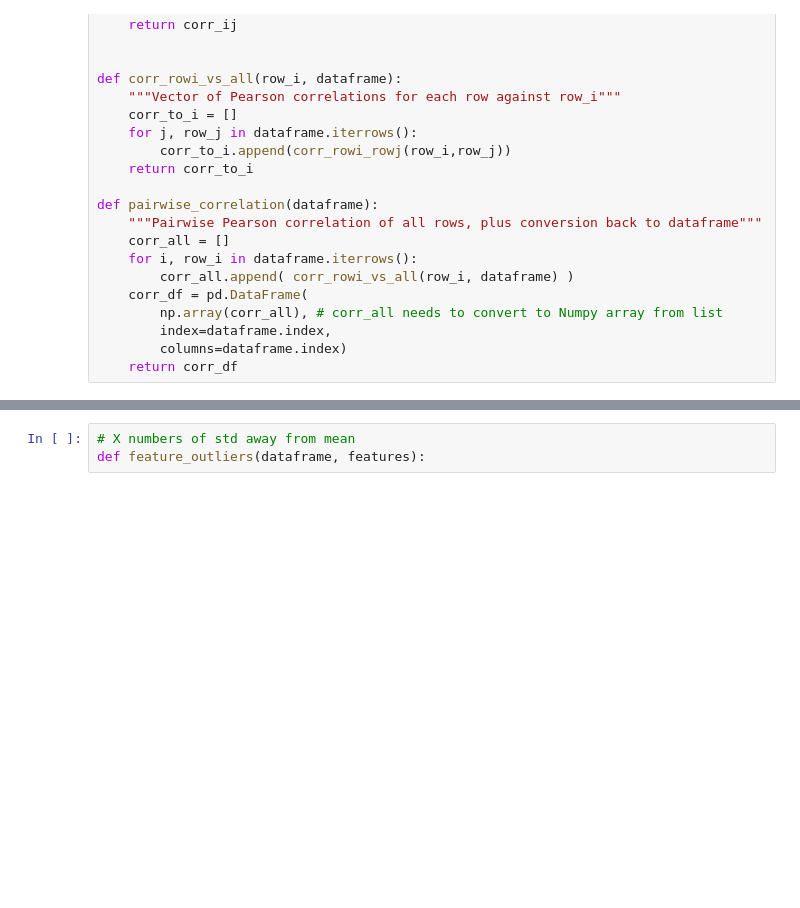
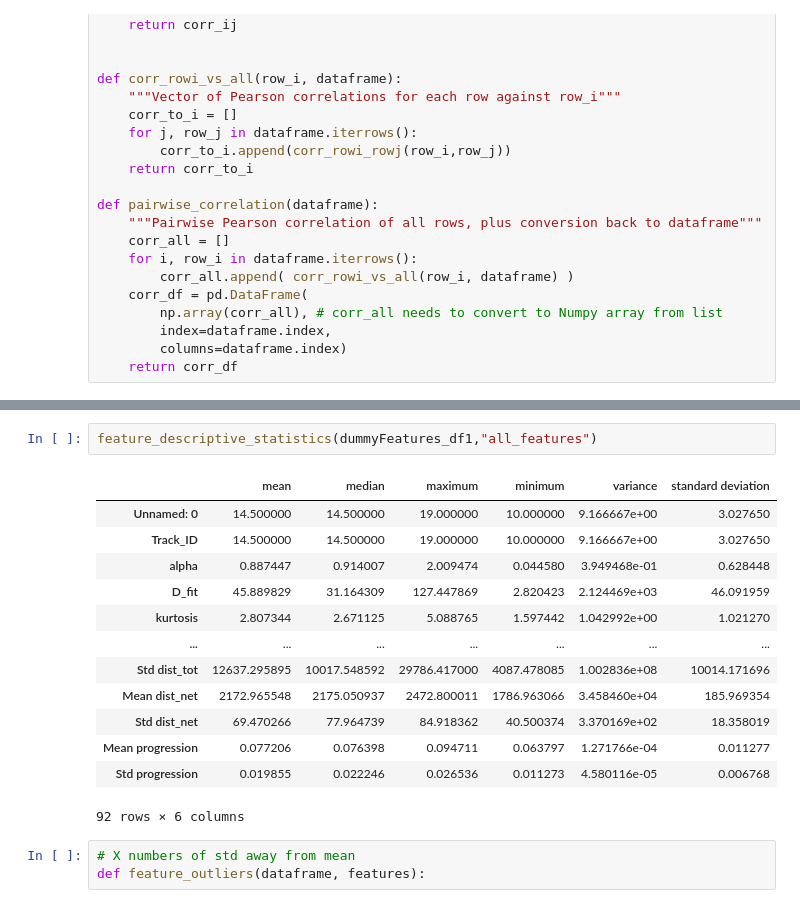
Before and after one commit to MPT-project-W24/mpt-statistical-testing, a Jupyter notebook: Workspaces/garrett_stats.ipynb, the cells around one changed output, grey strips where cells are left out. Saved outputs shown, nothing was run; the diff lists cells and outputs as text; blank space fills up the shorter version.

```diff
--- a/Workspaces/garrett_stats.ipynb
+++ b/Workspaces/garrett_stats.ipynb
@@ -95,3 +150,19 @@ def feature_descriptive_statistics(dataframe, features):
+# %%
+feature_descriptive_statistics(dummyFeatures_df1,"all_features")
+# %% [output]
+|  | mean | median | maximum | minimum | variance | standard deviation |
+| Unnamed: 0 | 14.500000 | 14.500000 | 19.000000 | 10.000000 | 9.166667e+00 | 3.027650 |
+| Track_ID | 14.500000 | 14.500000 | 19.000000 | 10.000000 | 9.166667e+00 | 3.027650 |
+| alpha | 0.887447 | 0.914007 | 2.009474 | 0.044580 | 3.949468e-01 | 0.628448 |
+| D_fit | 45.889829 | 31.164309 | 127.447869 | 2.820423 | 2.124469e+03 | 46.091959 |
+| kurtosis | 2.807344 | 2.671125 | 5.088765 | 1.597442 | 1.042992e+00 | 1.021270 |
+| ... | ... | ... | ... | ... | ... | ... |
+| Std dist_tot | 12637.295895 | 10017.548592 | 29786.417000 | 4087.478085 | 1.002836e+08 | 10014.171696 |
+| Mean dist_net | 2172.965548 | 2175.050937 | 2472.800011 | 1786.963066 | 3.458460e+04 | 185.969354 |
+| Std dist_net | 69.470266 | 77.964739 | 84.918362 | 40.500374 | 3.370169e+02 | 18.358019 |
+| Mean progression | 0.077206 | 0.076398 | 0.094711 | 0.063797 | 1.271766e-04 | 0.011277 |
+| Std progression | 0.019855 | 0.022246 | 0.026536 | 0.011273 | 4.580116e-05 | 0.006768 |
+92 rows × 6 columns
 # %%
 # X numbers of std away from mean
 def feature_outliers(dataframe, features):
```
Also changed, not shown: parts of 5 cells of this notebook.
